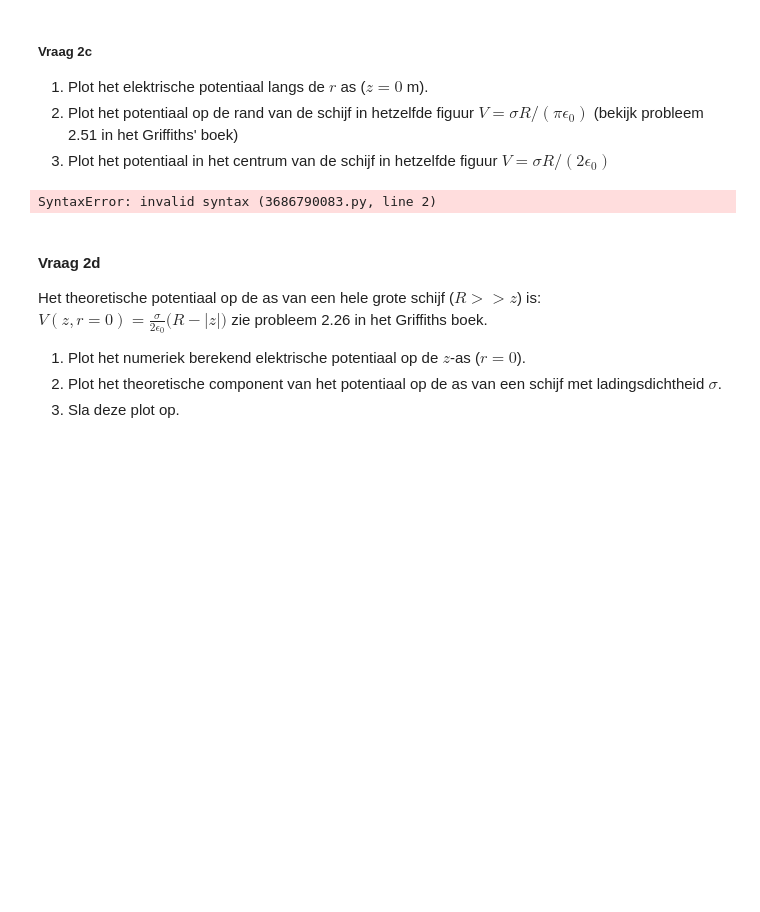
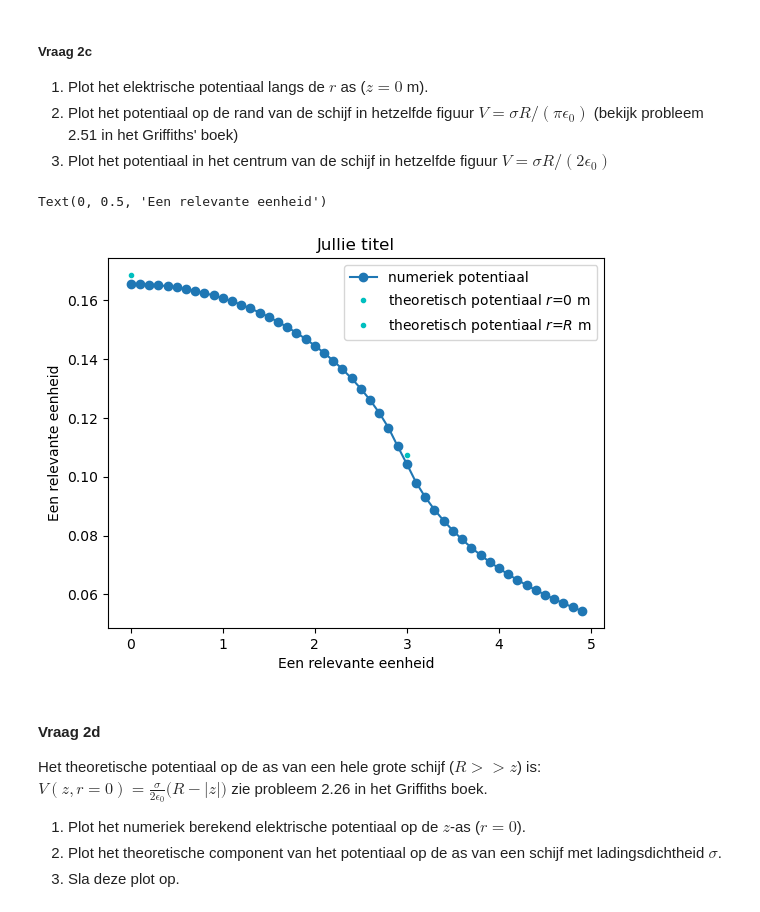
Before and after one commit to tdenooijer26/DEF-T-opdrachten, a Jupyter notebook: DigitaleOntwerpopdrachten/1CondensatorOpdracht/CondensatorOntwerpopdracht.ipynb, the cells around one changed output. Cells and saved outputs as stored; diff of their text form; code cells hidden in the pictures; blank space fills up the shorter version.

```diff
--- a/DigitaleOntwerpopdrachten/1CondensatorOpdracht/CondensatorOntwerpopdracht.ipynb
+++ b/DigitaleOntwerpopdrachten/1CondensatorOpdracht/CondensatorOntwerpopdracht.ipynb
@@ -200,5 +203,10 @@ Het aantal punten dat gebruikt wordt om de schijf te creëren is number_point_ch
 1. Bereken en print de ladingsdichtheid $\sigma$ met een correcte eenheid.
 # %%
 ###
+###\sigma = q/a
 ###Hier jouw code###
+def chargedensity(charge_one_point,disk_radius,number_point_charges_on_disk):
+    return number_point_charges_on_disk*charge_one_point/(np.pi*disk_radius**2)
 ###
+print(chargedensity(charge_one_point,disk_radius,number_point_charges_on_disk))
+ladingsdichtheid = chargedensity(charge_one_point,disk_radius,number_point_charges_on_disk)
@@ -211,22 +221,24 @@ Het aantal punten dat gebruikt wordt om de schijf te creëren is number_point_ch
 3. Plot het potentiaal in het centrum van de schijf in hetzelfde figuur $V = \sigma R/(2 \epsilon_0)$
 # %%
 # Vul deze code aan zodat deze vraag 2.3 beantwoord.
-idx_z_zero =
+idx_z_zero = np.where(abs(z) < 1e-10)[0]
 
-V_0 =  # potentiaal op r = 0
+r_R = disk_radius # straal van de schijf
+V_0  = (ladingsdichtheid*r_R/(2*epsilon0)) # potentiaal op r = 0
 
-V_R =  # potentiaal op de straal van de schijf
-r_R =  # straal van de schijf
+V_R = (ladingsdichtheid*r_R/(np.pi*epsilon0)) # potentiaal op de straal van de schijf
+
 
 plt.title(f"Jullie titel")
-plt.plot(r, V, "o-", label="numeriek potentiaal")
+plt.plot(r, V[idx_z_zero[0],:], "o-", label="numeriek potentiaal")
 plt.plot(0, V_0, "c.", label="theoretisch potentiaal $r$=0 m")
 plt.plot(r_R, V_R, "c.", label="theoretisch potentiaal $r$=$R$ m")
 plt.legend()
 plt.xlabel("Een relevante eenheid")
 plt.ylabel("Een relevante eenheid")
 # %% [output]
-SyntaxError: invalid syntax (3686790083.py, line 2)
+Text(0, 0.5, 'Een relevante eenheid')
+[figure, added]
 # %% [markdown]
 #### Vraag 2d
 
```
Also changed, not shown: parts of 11 cells of this notebook, 4 other files.
